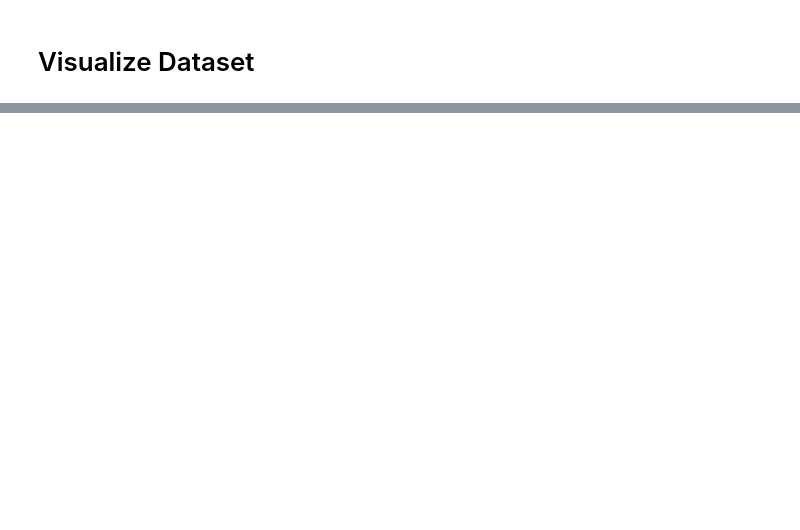
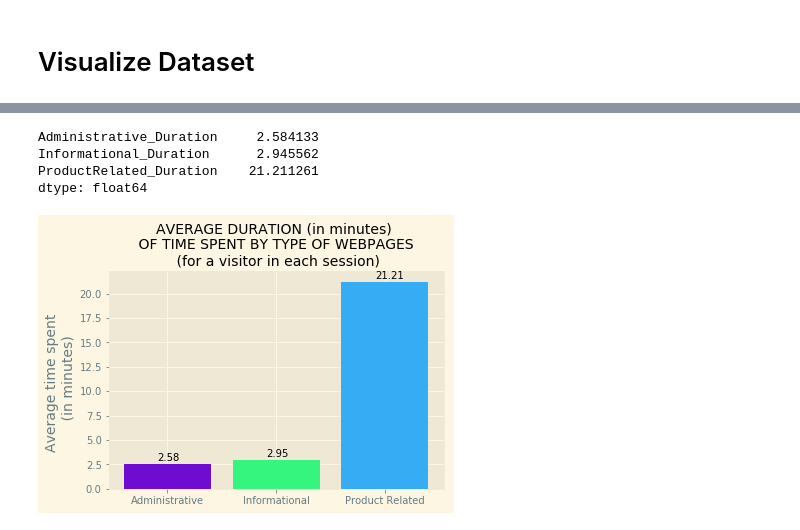
Before and after one commit to fairfield-university-ba545/project2-mtb, a Jupyter notebook: 2._Descriptives.ipynb, the cells around one changed output, grey strips where cells are left out. Cells and saved outputs as stored; diff of their text form; code cells hidden in the pictures; blank space fills up the shorter version.

```diff
--- a/2._Descriptives.ipynb
+++ b/2._Descriptives.ipynb
@@ -121,0 +242,45 @@ print(df['VisitorType'].unique())
+# %%
+# create a new dataframe for just the duration types
+df_duration = df[['Administrative_Duration', 'Informational_Duration', 'ProductRelated_Duration']]
+
+# test how many values we have before filtering
+df_duration.count()
+
+# apply filter, excluding zeros
+df_duration_nonzero = df[df_duration > 0][['Administrative_Duration', 'Informational_Duration', 'ProductRelated_Duration']]
+
+# count the number of instances that are non-zero
+df_duration_nonzero.count()
+
+# calculate the average time spent by type of webpage (in minutes)
+df_duration_nonzero_mean_minutes = df_duration_nonzero.mean()/60
+df_duration_nonzero_mean_minutes
+# %% [output]
+Administrative_Duration     2.584133
+Informational_Duration      2.945562
+ProductRelated_Duration    21.211261
+dtype: float64
+# %%
+objects = ('Administrative', 'Informational', 'Product Related')
+
+x = np.arange(len(objects))
+y = df_duration_nonzero_mean_minutes.round(2)
+# show available styles in matplotlib
+# plt.style.available
+# set the style of the graph
+plt.style.use('Solarize_Light2')
+# define the barchart and colors (in hex color codes)
+plt.bar(x, height=y, align='center', color=('#6e0dd0', '#36F57F', '#36ACF5'))
+# define the xticks
+plt.xticks(x, objects)
+# set the barchart y-label
+plt.ylabel('Average time spent \n (in minutes)', fontsize=14)
+# set the barchart title
+plt.title('AVERAGE DURATION (in minutes) \n OF TIME SPENT BY TYPE OF WEBPAGES \n (for a visitor in each session)', fontsize=14)
+# show the values above each bar in the barchart with relative position
+for i, v in enumerate(y):
+    plt.text(x[i] - 0.09, v + 0.3, str(v))
+# show the barchart
+plt.show()
+# %% [output]
+[figure, added]
```
Also changed, not shown: parts of 90 cells of this notebook, 7 other files.
